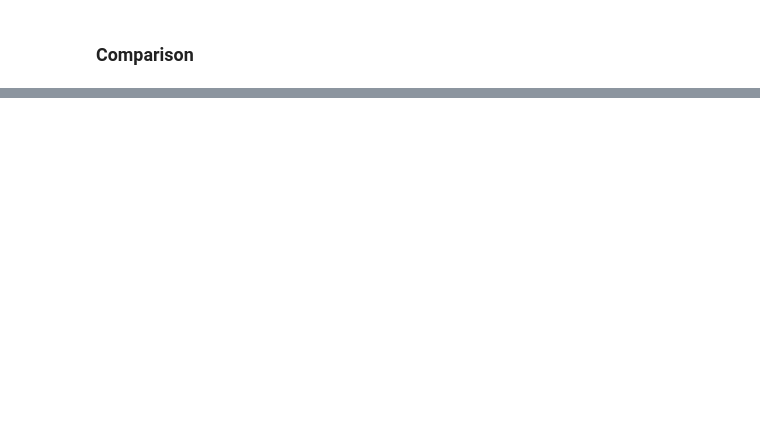
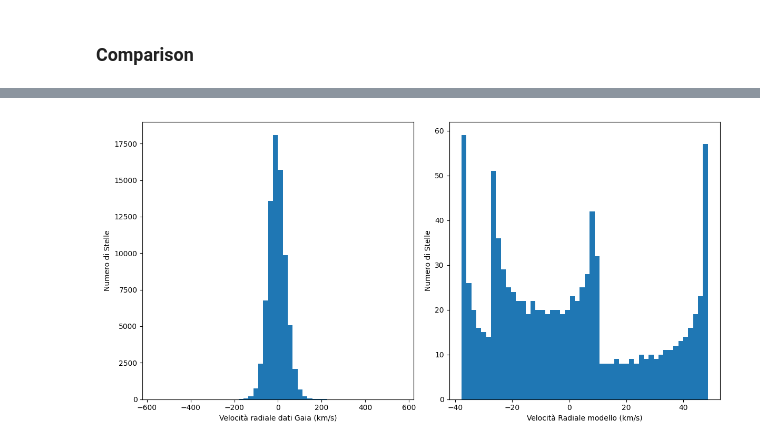
Before and after one commit to Lvetto/modellizzazione_dati, a Jupyter notebook: Gaia.ipynb, the cells around one changed output, grey strips where cells are left out. Saved outputs shown, nothing was run; the diff lists cells and outputs as text; code cells hidden in the pictures; blank space fills up the shorter version.

```diff
--- a/Gaia.ipynb
+++ b/Gaia.ipynb
@@ -440 +421,19 @@ plt.show()
+# %%
+plt.figure(figsize=(12, 6))
+plt.subplot(1, 2, 1)
+plt.hist(radial_velocity, bins=50)
+plt.xlabel("Velocità radiale dati Gaia (km/s)")
+plt.ylabel("Numero di Stelle")
+#plt.title("Distribution of Radial Velocities (Data)")
+
+plt.subplot(1, 2, 2)
+plt.hist(V_rad_exp, bins=50)
+plt.xlabel("Velocità Radiale modello (km/s)")
+plt.ylabel("Numero di Stelle")
+#plt.title("Distribution of Radial Velocities (Model)")
+
+plt.tight_layout()
+plt.show()
+# %% [output]
+[figure, added]
 # %%
```
Also changed, not shown: parts of 9 cells of this notebook, 16 other files.
